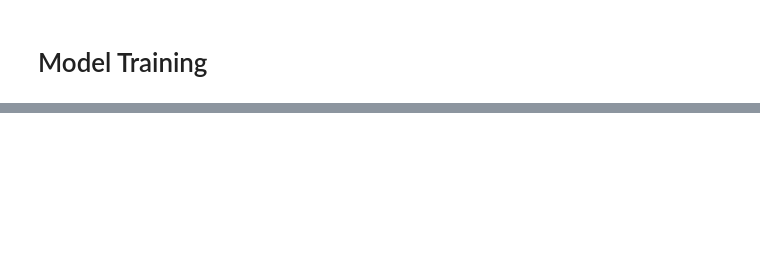
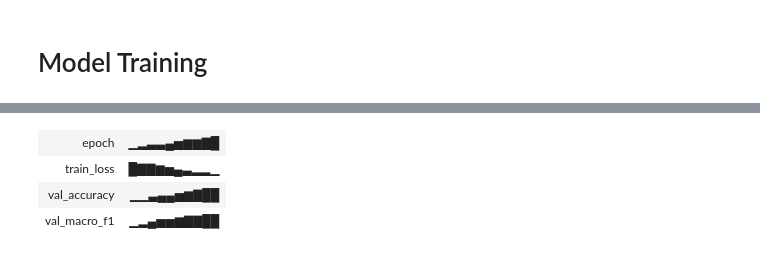
Before and after one commit to 22f3000400/2025-Sep-DLGenAI-Project, a Jupyter notebook: notebooks/dl-22f3000400-notebook-t32025.ipynb, the cells around one changed output, grey strips where cells are left out. Drawn from its saved outputs; the diff is of its cells as text; code cells hidden in the pictures; blank space fills up the shorter version.

Commit message:
Model-1 BiLSTM with W&B logs

```diff
--- a/notebooks/dl-22f3000400-notebook-t32025.ipynb
+++ b/notebooks/dl-22f3000400-notebook-t32025.ipynb
@@ -17,7 +81,7 @@ for dirname, _, filenames in os.walk('/kaggle/datasets'):
 # %%
-train = pd.read_csv("/kaggle/input/2025-sep-dl-gen-ai-project/train.csv")
-test = pd.read_csv("/kaggle/input/2025-sep-dl-gen-ai-project/test.csv")
-sample_sub = pd.read_csv("/kaggle/input/2025-sep-dl-gen-ai-project/sample_submission.csv")
+# train = pd.read_csv("/kaggle/input/2025-sep-dl-gen-ai-project/train.csv")
+# test = pd.read_csv("/kaggle/input/2025-sep-dl-gen-ai-project/test.csv")
+# sample_sub = pd.read_csv("/kaggle/input/2025-sep-dl-gen-ai-project/sample_submission.csv")
 
 print("Train shape:", train.shape)
 print("Test shape:", test.shape)
@@ -269,13 +303,0 @@ bigframes 2.8.0 requires rich<14,>=12.4.4, but you have rich 14.0.0 which is inc
-# %%
-if "emotions" in train.columns:
-    for lab in label_cols:
-        train[lab] = train["emotions"].apply(lambda x: 1 if lab in str(x) else 0)
-
-train["clean_text"] = train["clean_text"].astype(str)
-test["clean_text"] = test["clean_text"].astype(str)
-
-train_df, val_df = train_test_split(train, test_size=0.1, random_state=42)
-
-train_df["text"] = train_df["clean_text"]
-val_df["text"] = val_df["clean_text"]
-test["text"] = test["clean_text"]
@@ -424,0 +474,65 @@ submission.head()
+# %%
+EPOCHS = 10
+
+run = wandb.init(
+    entity=WANDB_ENTITY,
+    project=WANDB_PROJECT,
+    name="model1_bilstm_scratch",
+    config={
+        "model": "BiLSTM_scratch",
+        "max_vocab_size": MAX_VOCAB_SIZE,
+        "max_len": MAX_LEN,
+        "embed_dim": EMBED_DIM,
+        "hidden_dim": HIDDEN_DIM,
+        "batch_size": BATCH_SIZE,
+        "epochs": EPOCHS,
+        "lr": 1e-3,
+    },
+)
+
+best_val_f1 = 0.0
+best_state_dict = None
+
+for epoch in range(EPOCHS):
+    model1.train()
+    running_loss = 0.0
+
+    for inputs, labels in train_loader_lstm:
+        inputs = inputs.to(DEVICE)
+        labels = labels.to(DEVICE)
+
+        optimizer.zero_grad()
+        logits = model1(inputs)
+        loss = criterion(logits, labels)
+        loss.backward()
+        optimizer.step()
+
+        running_loss += loss.item() * inputs.size(0)
+
+    train_loss = running_loss / len(train_loader_lstm.dataset)
+    val_f1, val_acc = evaluate_lstm(model1, val_loader_lstm, DEVICE)
+
+    if val_f1 > best_val_f1:
+        best_val_f1 = val_f1
+        best_state_dict = model1.state_dict()
+
+    wandb.log(
+        {
+            "epoch": epoch + 1,
+            "train_loss": train_loss,
+            "val_macro_f1": val_f1,
+            "val_accuracy": val_acc,
+        }
+    )
+
+    print(
+        f"Epoch {epoch + 1}/{EPOCHS} - loss: {train_loss:.4f} - val_f1: {val_f1:.4f} - val_acc: {val_acc:.4f}"
+    )
+
+if best_state_dict is not None:
+    model1.load_state_dict(best_state_dict)
+
+print("Best validation macro F1:", best_val_f1)
+
+run.finish()
+# %% [output]
@@ -424,0 +558,4 @@ submission.head()
+| epoch | ▁▂▃▃▄▅▆▆▇█ |
+| train_loss | █▇▇▆▅▄▃▂▂▁ |
+| val_accuracy | ▁▁▃▄▄▅▆▇██ |
+| val_macro_f1 | ▁▂▄▅▅▆▇▇██ |
```
Also changed, not shown: parts of 25 cells of this notebook, 2 other files.
